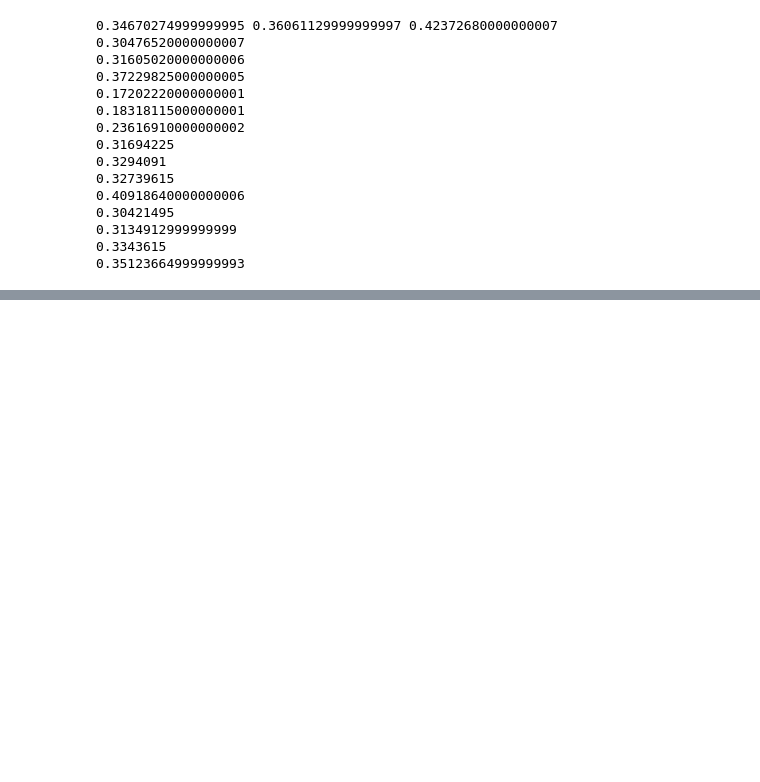
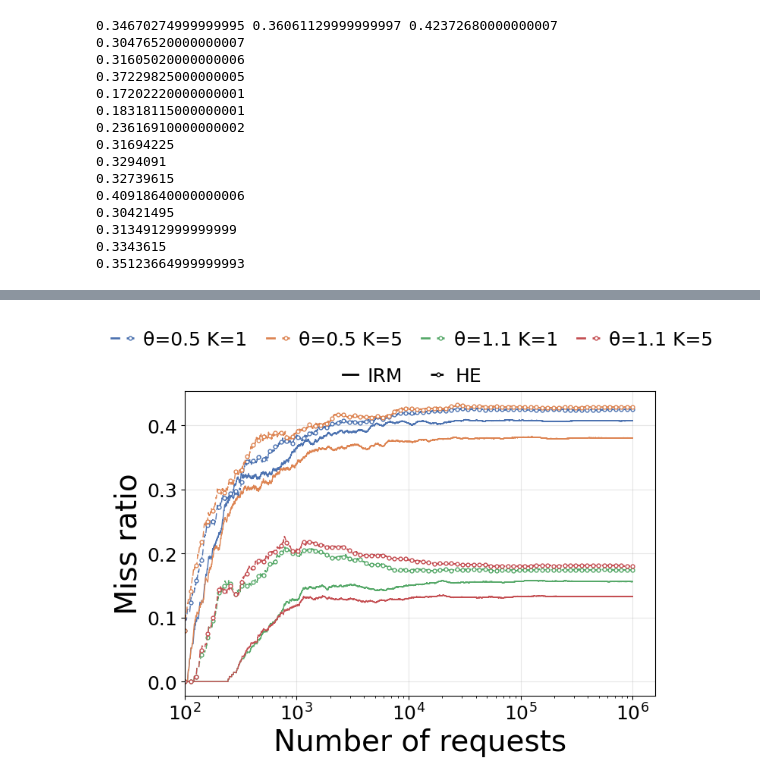
Before and after one commit to Effygal/cache-modeling, a Jupyter notebook: mrc-analysis.ipynb, the cells around one changed output, grey strips where cells are left out. Drawn from its saved outputs; the diff is of its cells as text; code cells hidden in the pictures; blank space fills up the shorter version.

```diff
--- a/mrc-analysis.ipynb
+++ b/mrc-analysis.ipynb
@@ -437,0 +370,81 @@ plt.show()
+# %%
+from matplotlib.lines import Line2D
+from matplotlib.legend_handler import HandlerTuple
+
+C = 60
+thetas = [0.5, 1.1]
+Ks = [1, 5]
+N_ITEMS = 120
+TRACE_LEN = 1000000
+X_MIN = 100
+HE_DASH = (0, (6, 3))
+MARKERS_PER_LINE = 80
+
+palette = sns.color_palette("deep", len(thetas) * len(Ks))
+color_map = {(theta, K): palette[i] for i, (theta, K) in enumerate((t, k) for t in thetas for k in Ks)}
+
+def run_curve(trace, K):
+    rc = tg.ran_clock(C=C, K=K)
+    _, _, examined, misses = rc.run_age(trace)
+    misses = np.cumsum(misses)
+    xs = np.arange(1, len(trace) + 1)
+    hr = misses / xs
+    mask = xs >= X_MIN
+    return xs[mask], hr[mask], np.asarray(examined)[mask]
+
+fig, ax = plt.subplots(figsize=(8, 6))
+handles = []
+
+for theta in thetas:
+    trace_irm = gen_from_zipf(N_ITEMS, TRACE_LEN, theta)[1].astype(np.int32)
+    for K in Ks:
+        xs, hr, _ = run_curve(trace_irm, K)
+        ax.plot(xs, hr, lw=1.0, linestyle='-', color=color_map[(theta, K)], label=None)
+        solid = Line2D([], [], color=color_map[(theta, K)], linestyle='-', lw=2.0)
+        dotted = Line2D([], [], color=color_map[(theta, K)], linestyle=HE_DASH, lw=2.0, marker='o', markersize=3.5, markerfacecolor='white', markeredgewidth=1.0)
+        handles.append((solid, dotted))
+
+for theta in thetas:
+    trace_he = gen_ph(N_ITEMS, theta, TRACE_LEN).astype(np.int32)
+    for K in Ks:
+        xs, hr, _ = run_curve(trace_he, K)
+        mark_count = min(len(xs), MARKERS_PER_LINE)
+        if len(xs) > 1:
+            log_positions = np.geomspace(xs[0], xs[-1], num=mark_count)
+            mark_indices = np.unique(np.searchsorted(xs, log_positions).clip(0, len(xs) - 1))
+        else:
+            mark_indices = np.array([0])
+        ax.plot(xs, hr, lw=1.0, linestyle=HE_DASH, color=color_map[(theta, K)], label=None,
+                marker='o', markersize=3.5, markerfacecolor='white', markeredgewidth=1.0,
+                markevery=mark_indices)
+
+ax.tick_params(axis='both', labelsize=18)
+ax.set_xlabel("Number of requests", fontsize=28)
+ax.set_ylabel("Miss ratio", fontsize=28)
+ax.set_xscale("log")
+ax.set_xlim(left=X_MIN)
+ax.grid(True, alpha=0.3)
+
+labels = [f"θ={theta} K={K}" for theta in thetas for K in Ks]
+style_handles = [
+    Line2D([], [], color='black', linestyle='-', lw=2.0),
+    Line2D([], [], color='black', linestyle=HE_DASH, lw=2.0, marker='o', markersize=3.5, markerfacecolor='white', markeredgewidth=1.0),
+]
+
+ncol_param = len(labels)
+
+fig.legend(handles=handles, labels=labels,
+           handler_map={tuple: HandlerTuple(ndivide=None)},
+           loc='upper center', bbox_to_anchor=(0.5, 0.95), ncol=ncol_param,
+           fontsize=18, frameon=False, handlelength=1.2, handletextpad=0.5, columnspacing=1.0)
+
+fig.legend(handles=style_handles, labels=['IRM', 'HE'],
+           loc='upper center', bbox_to_anchor=(0.5, 0.87), ncol=2,
+           fontsize=18, frameon=False, handlelength=0.8, handletextpad=0.5, columnspacing=1.5)
+
+fig.subplots_adjust(top=0.78)
+
+plt.savefig("ttf.pdf", bbox_inches='tight', format='pdf')
+plt.show()
+# %% [output]
+[figure, added]
```
Also changed, not shown: parts of 9 cells of this notebook.
